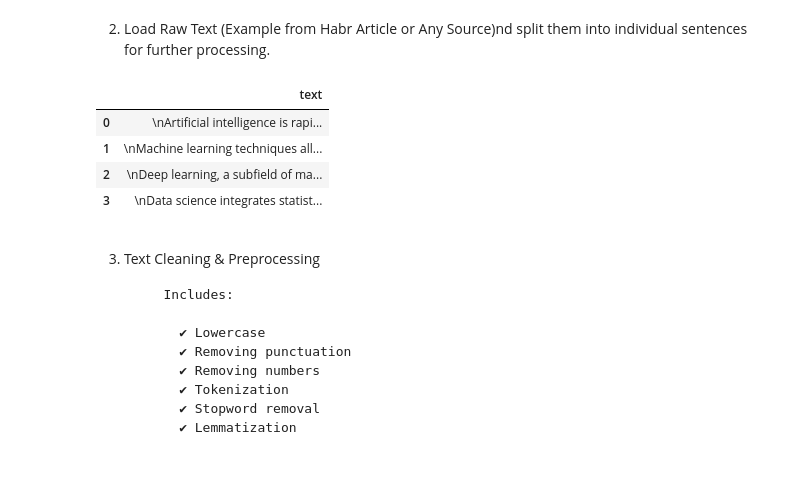
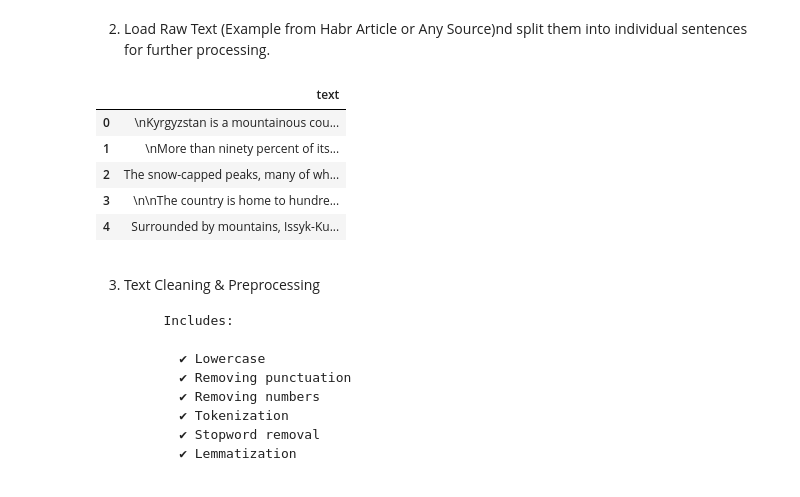
Before and after one commit to chika1605/BIL-479, a Jupyter notebook: hw1.ipynb, the cells around one changed output. Cells and saved outputs as stored; diff of their text form; code cells hidden in the pictures.

```diff
--- a/hw1.ipynb
+++ b/hw1.ipynb
@@ -29,24 +29,47 @@ nltk.download('wordnet')
 True
 # %% [markdown]
 2. Load Raw Text (Example from Habr Article or Any Source)nd split them into individual sentences for further processing.
-# %%
-text = """
-Artificial intelligence is rapidly evolving and influencing modern technology.
-Machine learning techniques allow computers to learn from data and improve over time.
-Deep learning, a subfield of machine learning, uses neural networks to solve complex problems.
-Data science integrates statistics, algorithms, and domain knowledge to extract insights.
-"""
-
-sentences = text.split(".")
-df = pd.DataFrame(sentences, columns=["text"])
-df = df[df["text"].str.strip() != ""]
-df.head()
-# %% [output]
-|  | text |
-| 0 | \nArtificial intelligence is rapi... |
-| 1 | \nMachine learning techniques all... |
-| 2 | \nDeep learning, a subfield of ma... |
-| 3 | \nData science integrates statist... |
+# %%
+text = """
+Kyrgyzstan is a mountainous country known for its breathtaking natural landscapes and untouched wilderness.
+More than ninety percent of its territory is covered by towering mountain ranges, most notably the Tien Shan,
+which stretches across much of the nation. The snow-capped peaks, many of which rise above seven thousand meters,
+create dramatic scenery throughout the year.
+
+The country is home to hundreds of crystal-clear alpine lakes, the most famous being Issyk-Kul, one of the
+largest and deepest lakes in the world. Surrounded by mountains, Issyk-Kul remains ice-free even in winter,
+earning it the name "the warm lake." Its turquoise waters and sandy shores attract travelers from around the globe.
+
+Kyrgyzstan’s valleys and highland pastures, known locally as jailoos, are rich with vibrant wildflowers,
+aromatic herbs, and diverse wildlife. Nomadic traditions remain strong in these regions, where shepherds continue
+to raise horses, sheep, and yaks in harmony with the environment. During the summer months, families move to
+the mountain pastures and live in traditional yurts.
+
+The country also boasts a remarkable variety of ecosystems, from arid deserts and red sandstone canyons to
+dense forests and lush river valleys. The walnut-fruit forests of Arslanbob, for example, are considered some of
+the largest natural walnut forests on Earth. These forests provide habitat for numerous rare plant and animal species.
+
+Kyrgyzstan’s pristine rivers and fast-flowing streams offer ideal conditions for rafting and fishing, while
+its protected national parks preserve endangered species such as the snow leopard, ibex, and Marco Polo sheep.
+Because of its remarkable biodiversity and unspoiled landscapes, Kyrgyzstan is often described as a paradise
+for nature lovers, adventurers, and ecotourists.
+
+Overall, the natural beauty of Kyrgyzstan reflects a unique blend of mountains, lakes, forests, and nomadic
+heritage, making it one of the most picturesque and ecologically significant regions in Central Asia.
+"""
+
+
+sentences = text.split(".")
+df = pd.DataFrame(sentences, columns=["text"])
+df = df[df["text"].str.strip() != ""]
+df.head()
+# %% [output]
+|  | text |
+| 0 | \nKyrgyzstan is a mountainous cou... |
+| 1 | \nMore than ninety percent of its... |
+| 2 | The snow-capped peaks, many of wh... |
+| 3 | \n\nThe country is home to hundre... |
+| 4 | Surrounded by mountains, Issyk-Ku... |
 # %% [markdown]
 3. Text Cleaning & Preprocessing
 
```
Also changed, not shown: parts of 5 cells of this notebook.
